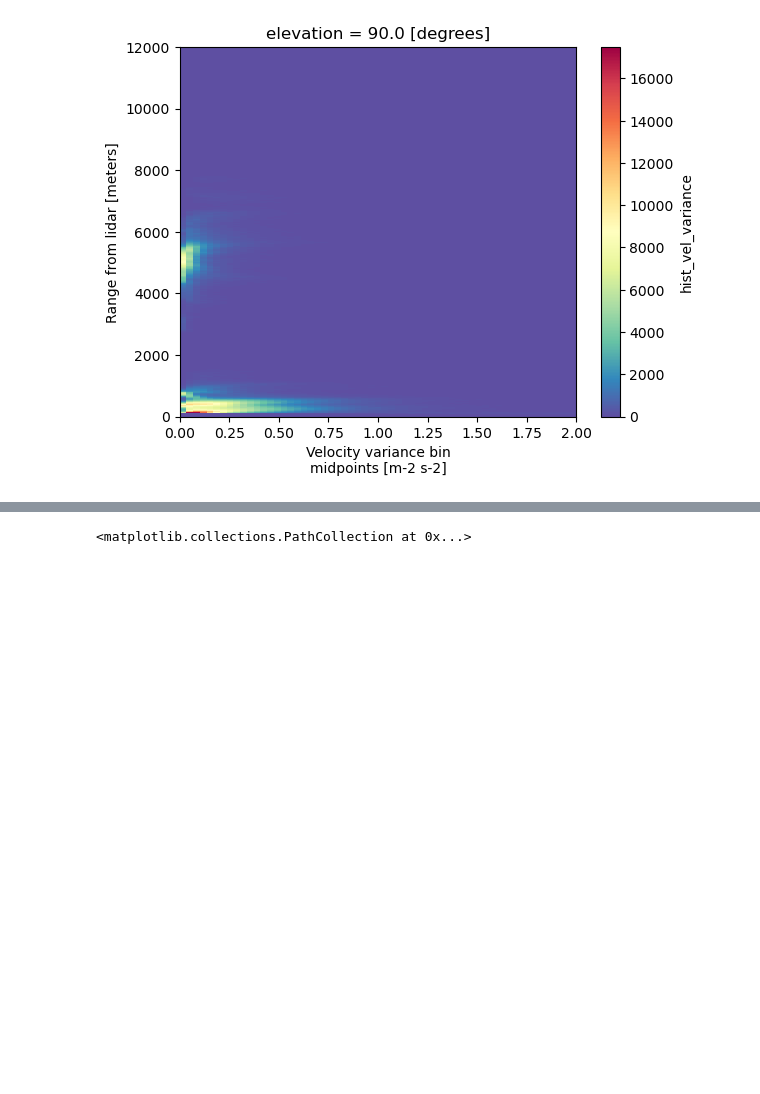
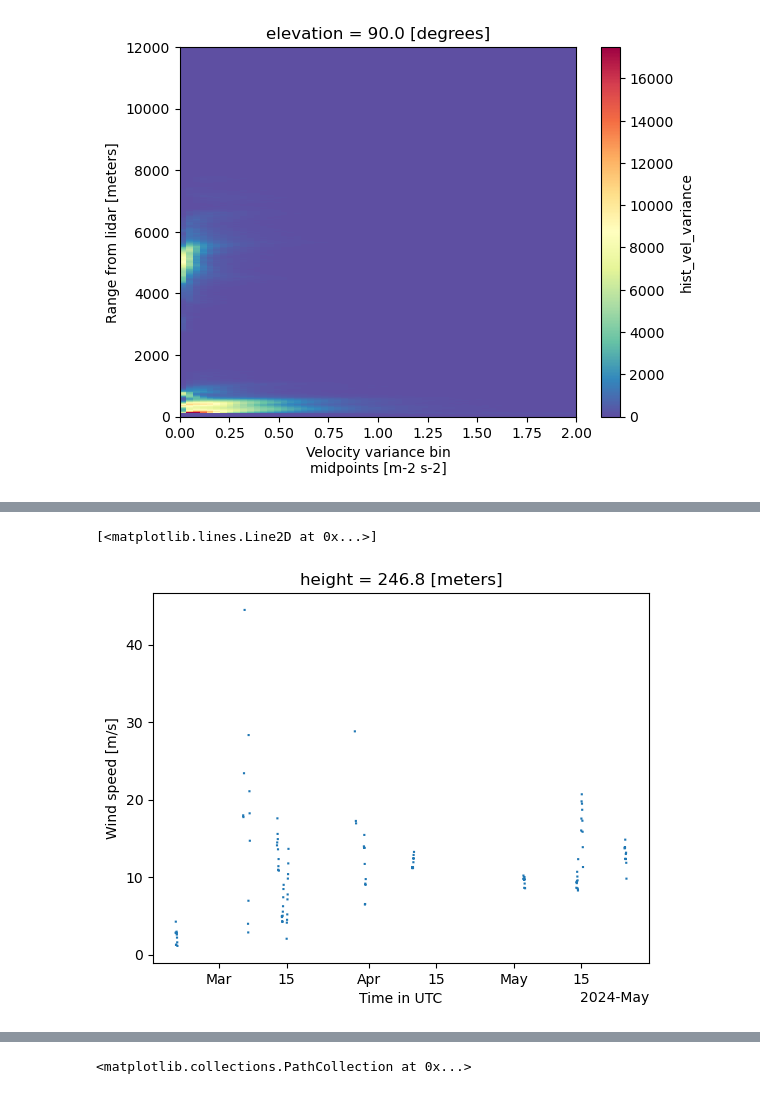
Before and after one commit to rcjackson/wfip3, a Jupyter notebook: notebooks/Lidar_w_pdfs.ipynb, the cells around one changed output, grey strips where cells are left out. Saved outputs shown, nothing was run; the diff lists cells and outputs as text; code cells hidden in the pictures; blank space fills up the shorter version.

```diff
--- a/notebooks/Lidar_w_pdfs.ipynb
+++ b/notebooks/Lidar_w_pdfs.ipynb
@@ -323,0 +387,5 @@ tevent = events_ds['turb_event'].reindex(Date=ds.time.values, method='nearest')
+# %%
+vad_ds_resampled["wind_speed"].plot()
+# %% [output]
+[<matplotlib.lines.Line2D at 0x...>]
+[figure, added]
```
Also changed, not shown: parts of 32 cells of this notebook, 28 other files.
